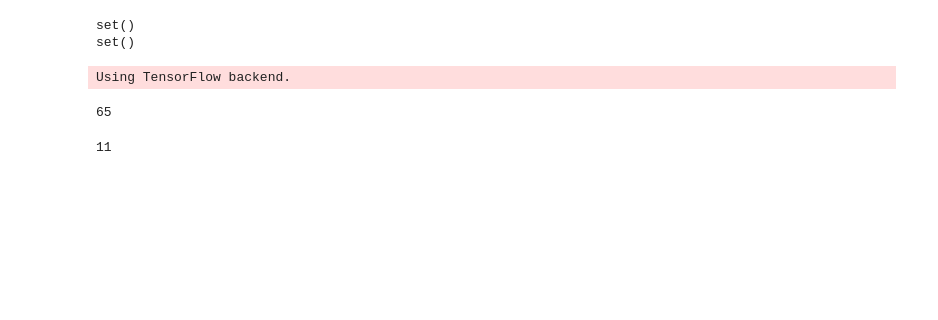
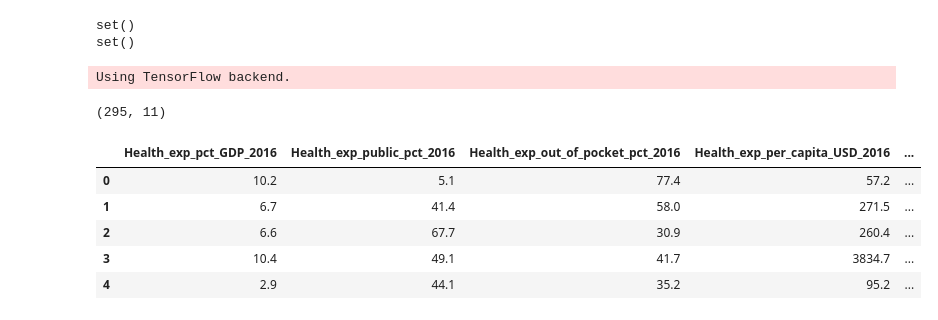
Before and after one commit to Velociraptorvelraptor/COVID19-global-forecasting, a Jupyter notebook: COVID19 global forecasting.ipynb, the cells around one changed output. Saved outputs shown, nothing was run; the diff lists cells and outputs as text; code cells hidden in the pictures; blank space fills up the shorter version.

```diff
--- a/COVID19 global forecasting.ipynb
+++ b/COVID19 global forecasting.ipynb
@@ -167,7 +167,7 @@ ax[1].grid()
 [figure]
 # %%
 df = df.merge(target_value, on = ["Country_Region", "Province_State"]); df.head(5)
-
+df["CF_Vector"] = [np.asarray([trends["Confirmed_Cases_X"],trends["Fatalities_X"]]) for idx,trends in df.iterrows()]
 # target_value = pd.DataFrame(target_value)
 # target_value.reset_index()
 # print(target_value.shape)
@@ -197,10 +200,7 @@ from sklearn.model_selection import train_test_split
 # %% [output]
 Using TensorFlow backend.
 # %%
-X = df.drop(columns=["Country_Region","Confirmed_Cases_X", "Fatalities_X", "Province_State", "World_Bank_Name", "Id", "Date", "ConfirmedCases", "Fatalities"], axis=1)
-X_trends = df[["Confirmed_Cases_X", "Fatalities_X"]]
-y = df[["ConfirmedCases", "Fatalities"]]
+X_features = df.drop(columns=["Country_Region","Confirmed_Cases_X", "Fatalities_X", "Province_State", "World_Bank_Name", "Id", "Date", "ConfirmedCases", "Fatalities", "CF_Vector"], axis=1)
+X_vector = df["CF_Vector"]
+y_cases = df[["ConfirmedCases"]]
+y_fatalities = df[["Fatalities"]]
-# %%
-print(len(X_trends["Confirmed_Cases_X"][0]))
-# %% [output]
-65
@@ -223,4 +207,11 @@ y_test = y[train_index:]
-# %%
-print(X_train.shape[1])
-# %% [output]
-11
+# %%
+print(X_features.shape)
+X_features.head(5)
+# %% [output]
+(295, 11)
+|  | Health_exp_pct_GDP_2016 | Health_exp_public_pct_2016 | Health_exp_out_of_pocket_pct_2016 | Health_exp_per_capita_USD_2016 | ... |
+| 0 | 10.2 | 5.1 | 77.4 | 57.2 | ... |
+| 1 | 6.7 | 41.4 | 58.0 | 271.5 | ... |
+| 2 | 6.6 | 67.7 | 30.9 | 260.4 | ... |
+| 3 | 10.4 | 49.1 | 41.7 | 3834.7 | ... |
+| 4 | 2.9 | 44.1 | 35.2 | 95.2 | ... |
```
Also changed, not shown: parts of 14 cells of this notebook.
